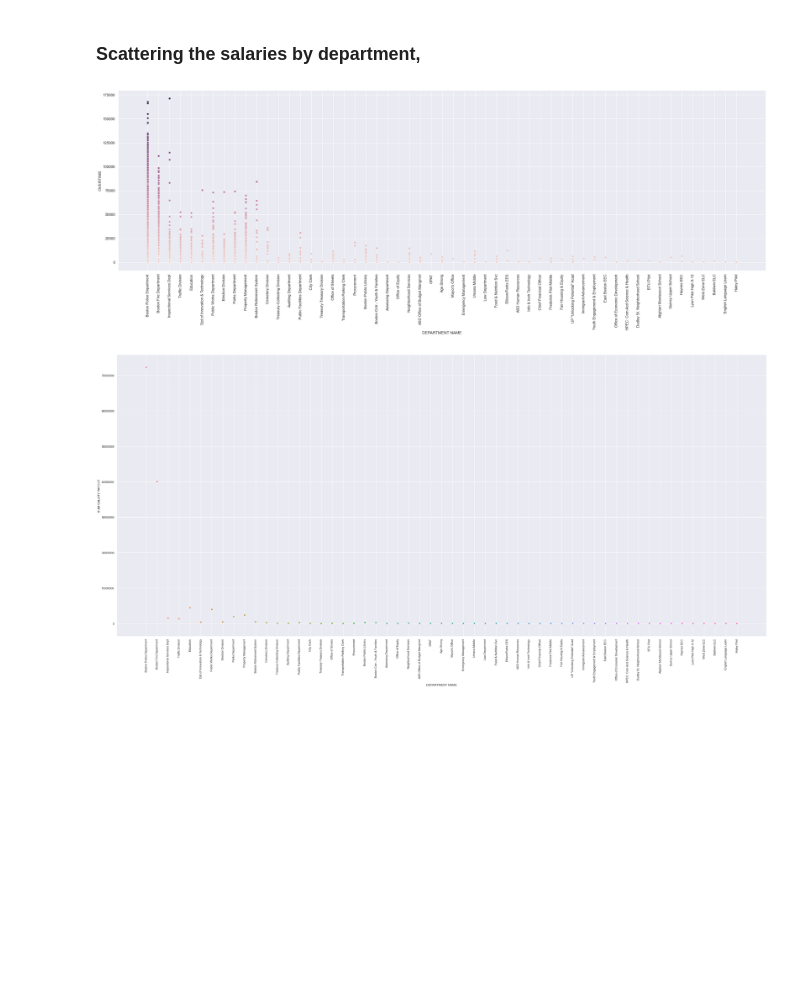
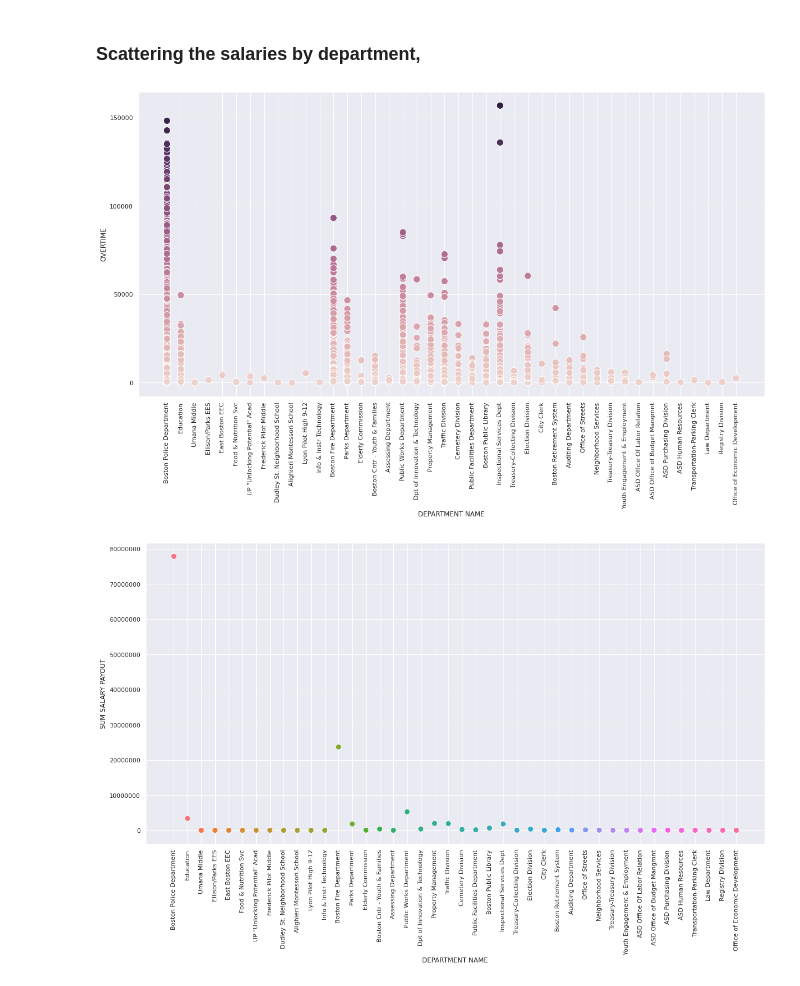
Before and after one commit to atomdog/CBBA, a Jupyter notebook: Documentation.ipynb, the cells around one changed output. Saved outputs shown, nothing was run; the diff lists cells and outputs as text; code cells hidden in the pictures; blank space fills up the shorter version.

```diff
--- a/Documentation.ipynb
+++ b/Documentation.ipynb
@@ -117,7 +117,7 @@ CHECKBOOK_2021
 # %% [markdown]
 - Selecting and pulling the fields (the column names) of a desired source:
 # %%
-selected="EARNINGS_2021"
+selected="EARNINGS_2020"
 rid = sourcetorid(selected)
 rid_fields = return_fields(n_recent(rid, 1))
 print("== ", rid,"(",selected, ")", " fields: ==")
@@ -169,7 +169,7 @@ for re_iterator in range(0, len(re)):
 
 import numpy as np
 n = 100000
-selected="EARNINGS_2021"
+selected="EARNINGS_2018"
 
 rid = sourcetorid(selected)
 rid_fields = return_fields(n_recent(rid, 1))
@@ -268,10 +270,20 @@ salaries_per_department = {}
 for x in range(0, len(departments)):
     if("BPS" in departments[x] or "K-8" in departments[x] or "Academy" in departments[x] or "Elementary" in departments[x] or "Learning" in departments[x]):
         departments[x]="Education"
-    if(departments[x]!="None" and salaries[x]!="None"):
+    if(departments[x]!="None" and salaries[x]!="None" and salaries[x]!="OVERTIME"):
         if(not(departments[x] in salaries_per_department)):
+            salaries[x]=salaries[x].replace("$", "")
+            salaries[x]=salaries[x].replace(",", "")
+            salaries[x]=salaries[x].replace("(", "")
+            salaries[x]=salaries[x].replace(")", "")
+            salaries[x]=salaries[x].replace("-", "0")
             salaries_per_department[departments[x]] = [float(salaries[x])]
         elif((departments[x] in salaries_per_department)):
+            salaries[x]=salaries[x].replace("$", "")
+            salaries[x]=salaries[x].replace(",", "")
+            salaries[x]=salaries[x].replace("(", "")
+            salaries[x]=salaries[x].replace(")", "")
+            salaries[x]=salaries[x].replace("-", "0")
             salaries_per_department[departments[x]].append(float(salaries[x]))
 # %% [markdown]
 ## Visualizing the data
@@ -280,36 +292,37 @@ for x in range(0, len(departments)):
 # %%
 import seaborn as sns
 import matplotlib.pyplot as plt
 
 points = []
 points_summed = []
 for x in salaries_per_department:
     summation=0
     for y in range(0, len(salaries_per_department[x])):
         summation+=salaries_per_department[x][y]
         point = [x, salaries_per_department[x][y]]
         points.append(point)
     points_summed.append([x, summation])
 
 our_cleaned_dataframe = pd.DataFrame(points, columns=["DEPARTMENT NAME", "OVERTIME"])
 our_cleaned_sum_dataframe = pd.DataFrame(points_summed, columns=["DEPARTMENT NAME", "SUM SALARY PAYOUT"])
 
 
 plt.ticklabel_format(style='plain', axis='y')
 plt.xticks(rotation=90)
-sns.set(rc = {'figure.figsize':(45,20)})
-sns.scatterplot(data=our_cleaned_dataframe, x="DEPARTMENT NAME", y="OVERTIME", hue="OVERTIME",legend = False)
+sns.set(rc = {'figure.figsize':(65,40)})
+sns.set(font_scale = 6)
+sns.scatterplot(data=our_cleaned_dataframe, x="DEPARTMENT NAME", y="OVERTIME", hue="OVERTIME",legend = False, s=150)
 plt.show()
 
 #to add a legend: set legend = True;
 #plt.legend(bbox_to_anchor=(1.05, 1), loc=2, borderaxespad=0.)
 # %% [output]
-[figure, old version]
+[figure, new version]
 # %%
 plt.ticklabel_format(style='plain', axis='y')
 plt.xticks(rotation=90)
-sns.set(rc = {'figure.figsize':(35,10)})
-sns.scatterplot(data=our_cleaned_sum_dataframe, x="DEPARTMENT NAME", y="SUM SALARY PAYOUT", hue="DEPARTMENT NAME",legend = False)
+sns.set(rc = {'figure.figsize':(20,10)})
+sns.scatterplot(data=our_cleaned_sum_dataframe, x="DEPARTMENT NAME", y="SUM SALARY PAYOUT", hue="DEPARTMENT NAME",legend = False, s=100)
 plt.show()
 # %% [output]
-[figure, old version]
+[figure, new version]
```
Also changed, not shown: parts of 4 cells of this notebook.
